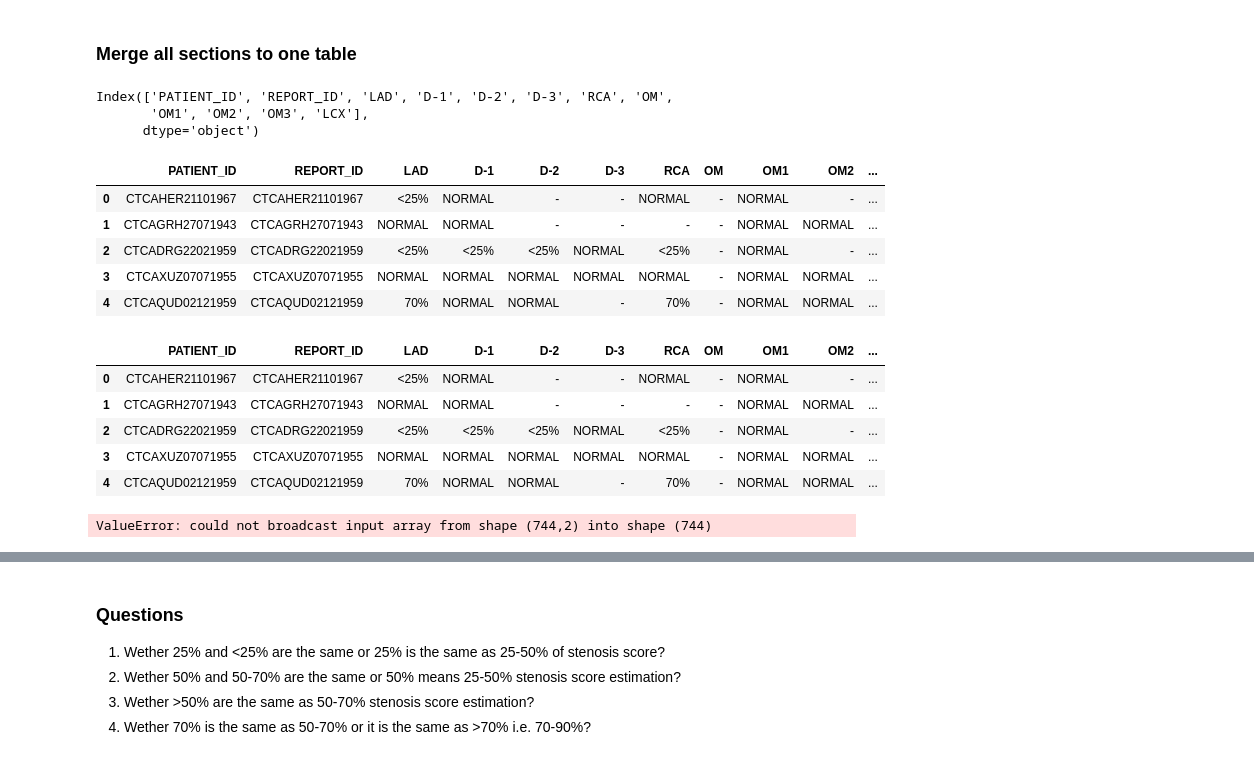
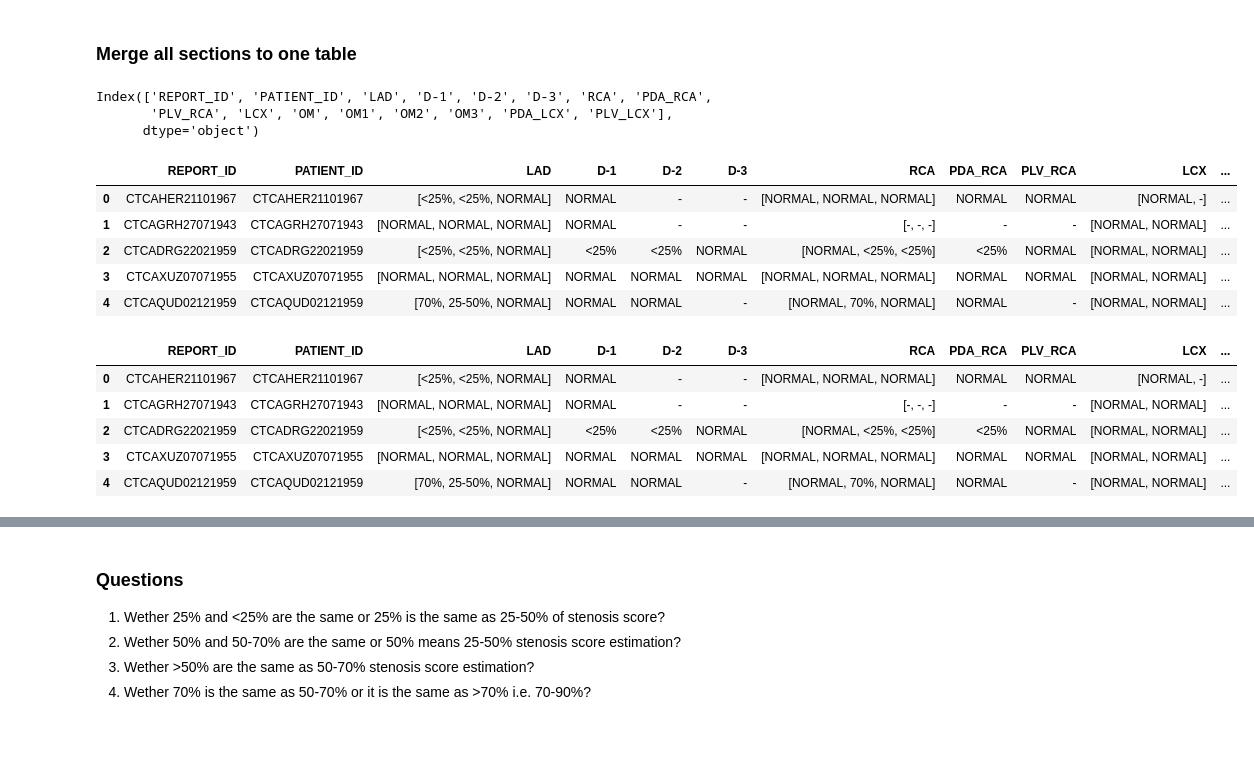
Before and after one commit to chrislee2012/CoronaryArteryStenosLevelClassification, a Jupyter notebook: notebooks/ExtractLabels/StatisticsOfAllBranches.ipynb, the cells around one changed output, grey strips where cells are left out. Cells and saved outputs as stored; diff of their text form; code cells hidden in the pictures.

```diff
--- a/notebooks/ExtractLabels/StatisticsOfAllBranches.ipynb
+++ b/notebooks/ExtractLabels/StatisticsOfAllBranches.ipynb
@@ -24,10 +24,14 @@ def get_maximum_stenosis_score_category(section_stenosis_string):
     """
     categories = section_stenosis_string.split('_')
     numbers = [[int(i) for i in re.findall(r'\d+', x)] for x in categories]
+    print(numbers)
     max_elements_of_sublists = [max(x or [0]) for x in numbers]
     max_stenosis_category = categories[max_elements_of_sublists.index(max(max_elements_of_sublists))]
 
     return max_stenosis_category
+
+def split_string(section_stenosis_string):
+    return section_stenosis_string.split('_')
 
 def remove_thrash_categories(df):
     """
@@ -82,27 +86,27 @@ del rca['MID']
 
 # Merge tables, removing redundant columns
 lad_rca = pd.merge(lad, rca, on='PATIENT_ID')
-lad_rca_lcx = pd.merge(lad_rca, lcx, on='PATIENT_ID')  # FULL DATAFRAME FOR ALL BRANCHES!
-lad_rca_lcx.drop(['D-4', 'PDA_x', 'PDA_y', 'PLV_x', 'PLV_y', 'REPORT_ID_y'], axis=1, inplace=True)
-lad_rca_lcx.rename(columns={'REPORT_ID_x': 'REPORT_ID'}, inplace=True)
-new_order = [0, 5, 4, 1, 2, 3, 6, 7, 8, 9, 10, 11]
+lad_rca_lcx = pd.merge(lad_rca, lcx, on='PATIENT_ID', suffixes=['_RCA', '_LCX'])  # FULL DATAFRAME FOR ALL BRANCHES!
+lad_rca_lcx.drop(['D-4', 'REPORT_ID_LCX'], axis=1, inplace=True)
+lad_rca_lcx.rename(columns={'REPORT_ID_RCA': 'REPORT_ID'}, inplace=True)
+new_order = [5, 0, 4, 1, 2, 3, 8, 6, 7, 15,9, 10, 11, 12, 13, 14]
 lad_rca_lcx = lad_rca_lcx[lad_rca_lcx.columns[new_order]]
 
 lad_rca_lcx.columns
 # %% [output]
-Index(['PATIENT_ID', 'REPORT_ID', 'LAD', 'D-1', 'D-2', 'D-3', 'RCA', 'OM',
-       'OM1', 'OM2', 'OM3', 'LCX'],
+Index(['REPORT_ID', 'PATIENT_ID', 'LAD', 'D-1', 'D-2', 'D-3', 'RCA', 'PDA_RCA',
+       'PLV_RCA', 'LCX', 'OM', 'OM1', 'OM2', 'OM3', 'PDA_LCX', 'PLV_LCX'],
       dtype='object')
 # %%
 # Convert proximalMidDistal string to stenosis category
 for branch in ['LAD', 'RCA', 'LCX']:
-    lad_rca_lcx[branch] = lad_rca_lcx[branch].apply(get_maximum_stenosis_score_category)
+    lad_rca_lcx[branch] = lad_rca_lcx[branch].apply(split_string)
 
 remove_thrash_categories(lad_rca_lcx).head()
 # %% [output]
-|  | PATIENT_ID | REPORT_ID | LAD | D-1 | D-2 | D-3 | RCA | OM | OM1 | OM2 | ... |
-| 0 | CTCAHER21101967 | CTCAHER21101967 | <25% | NORMAL | - | - | NORMAL | - | NORMAL | - | ... |
-| 1 | CTCAGRH27071943 | CTCAGRH27071943 | NORMAL | NORMAL | - | - | - | - | NORMAL | NORMAL | ... |
-| 2 | CTCADRG22021959 | CTCADRG22021959 | <25% | <25% | <25% | NORMAL | <25% | - | NORMAL | - | ... |
-| 3 | CTCAXUZ07071955 | CTCAXUZ07071955 | NORMAL | NORMAL | NORMAL | NORMAL | NORMAL | - | NORMAL | NORMAL | ... |
-| 4 | CTCAQUD02121959 | CTCAQUD02121959 | 70% | NORMAL | NORMAL | - | 70% | - | NORMAL | NORMAL | ... |
+|  | REPORT_ID | PATIENT_ID | LAD | D-1 | D-2 | D-3 | RCA | PDA_RCA | PLV_RCA | LCX | ... |
+| 0 | CTCAHER21101967 | CTCAHER21101967 | [<25%, <25%, NORMAL] | NORMAL | - | - | [NORMAL, NORMAL, NORMAL] | NORMAL | NORMAL | [NORMAL, -] | ... |
+| 1 | CTCAGRH27071943 | CTCAGRH27071943 | [NORMAL, NORMAL, NORMAL] | NORMAL | - | - | [-, -, -] | - | - | [NORMAL, NORMAL] | ... |
+| 2 | CTCADRG22021959 | CTCADRG22021959 | [<25%, <25%, NORMAL] | <25% | <25% | NORMAL | [NORMAL, <25%, <25%] | <25% | NORMAL | [NORMAL, NORMAL] | ... |
+| 3 | CTCAXUZ07071955 | CTCAXUZ07071955 | [NORMAL, NORMAL, NORMAL] | NORMAL | NORMAL | NORMAL | [NORMAL, NORMAL, NORMAL] | NORMAL | NORMAL | [NORMAL, NORMAL] | ... |
+| 4 | CTCAQUD02121959 | CTCAQUD02121959 | [70%, 25-50%, NORMAL] | NORMAL | NORMAL | - | [NORMAL, 70%, NORMAL] | NORMAL | - | [NORMAL, NORMAL] | ... |
@@ -109,9 +115,9 @@ remove_thrash_categories(lad_rca_lcx).head()
 # %%
 lad_rca_lcx.head()
 # %% [output]
-|  | PATIENT_ID | REPORT_ID | LAD | D-1 | D-2 | D-3 | RCA | OM | OM1 | OM2 | ... |
-| 0 | CTCAHER21101967 | CTCAHER21101967 | <25% | NORMAL | - | - | NORMAL | - | NORMAL | - | ... |
-| 1 | CTCAGRH27071943 | CTCAGRH27071943 | NORMAL | NORMAL | - | - | - | - | NORMAL | NORMAL | ... |
-| 2 | CTCADRG22021959 | CTCADRG22021959 | <25% | <25% | <25% | NORMAL | <25% | - | NORMAL | - | ... |
-| 3 | CTCAXUZ07071955 | CTCAXUZ07071955 | NORMAL | NORMAL | NORMAL | NORMAL | NORMAL | - | NORMAL | NORMAL | ... |
-| 4 | CTCAQUD02121959 | CTCAQUD02121959 | 70% | NORMAL | NORMAL | - | 70% | - | NORMAL | NORMAL | ... |
+|  | REPORT_ID | PATIENT_ID | LAD | D-1 | D-2 | D-3 | RCA | PDA_RCA | PLV_RCA | LCX | ... |
+| 0 | CTCAHER21101967 | CTCAHER21101967 | [<25%, <25%, NORMAL] | NORMAL | - | - | [NORMAL, NORMAL, NORMAL] | NORMAL | NORMAL | [NORMAL, -] | ... |
+| 1 | CTCAGRH27071943 | CTCAGRH27071943 | [NORMAL, NORMAL, NORMAL] | NORMAL | - | - | [-, -, -] | - | - | [NORMAL, NORMAL] | ... |
+| 2 | CTCADRG22021959 | CTCADRG22021959 | [<25%, <25%, NORMAL] | <25% | <25% | NORMAL | [NORMAL, <25%, <25%] | <25% | NORMAL | [NORMAL, NORMAL] | ... |
+| 3 | CTCAXUZ07071955 | CTCAXUZ07071955 | [NORMAL, NORMAL, NORMAL] | NORMAL | NORMAL | NORMAL | [NORMAL, NORMAL, NORMAL] | NORMAL | NORMAL | [NORMAL, NORMAL] | ... |
+| 4 | CTCAQUD02121959 | CTCAQUD02121959 | [70%, 25-50%, NORMAL] | NORMAL | NORMAL | - | [NORMAL, 70%, NORMAL] | NORMAL | - | [NORMAL, NORMAL] | ... |
@@ -131,7 +135,5 @@ for branch in lad_rca_lcx:
         else:
             stenosis_statistics[key] = cur_dict[key]
     del stenosis_statistics['-']
-# %% [output]
-ValueError: could not broadcast input array from shape (744,2) into shape (744)
 # %%
 normal_num = stenosis_statistics.pop('NORMAL')
```
Also changed, not shown: parts of 8 cells of this notebook, 4 other files.
